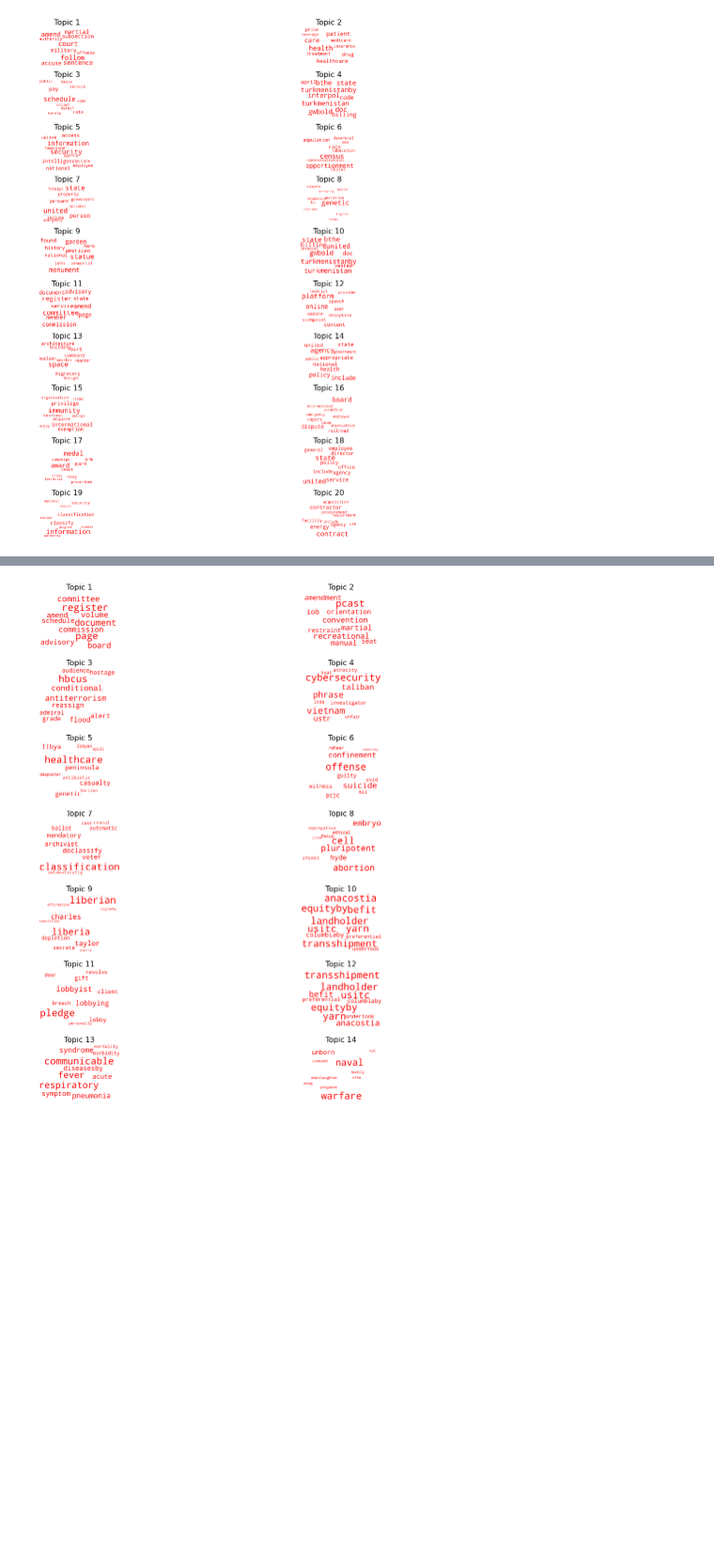
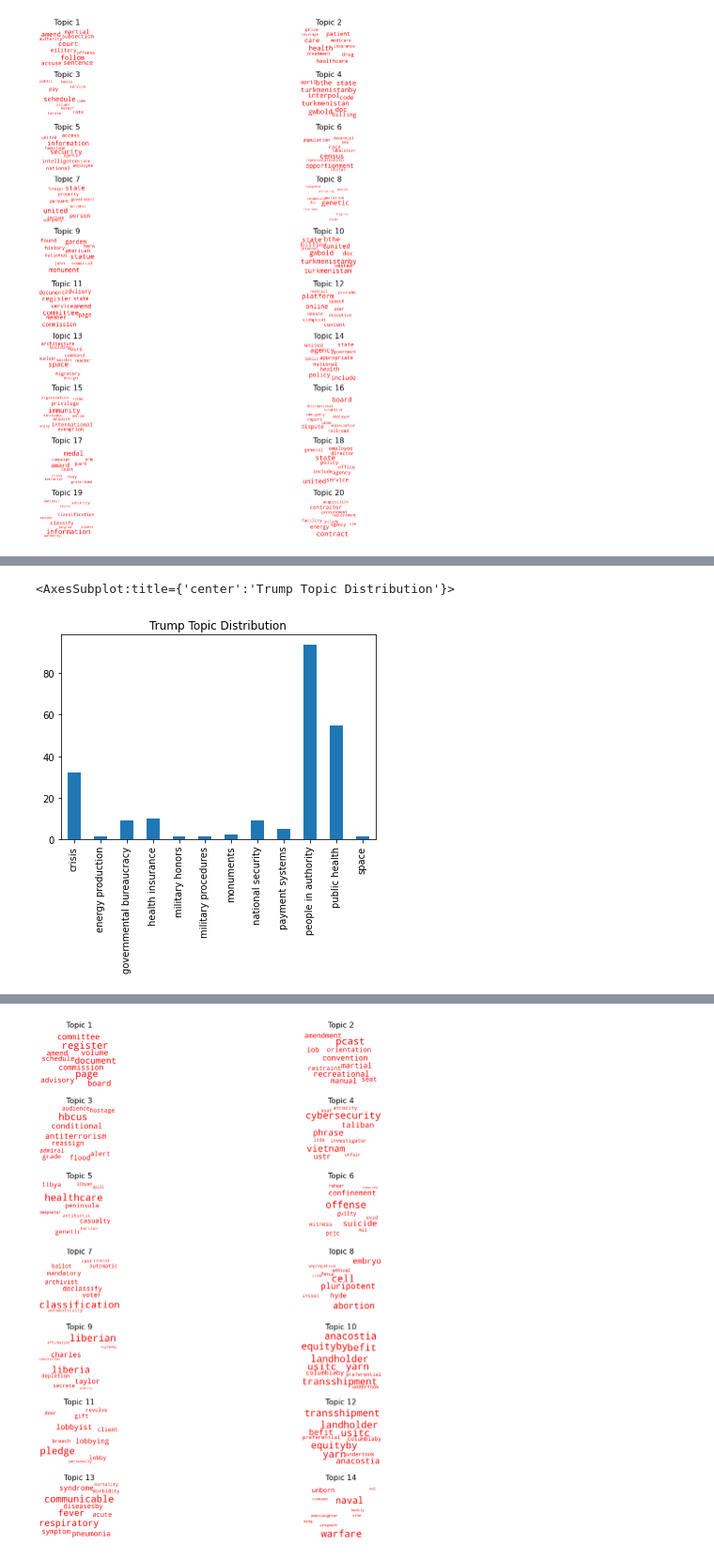
Before and after one commit to RobertoBarrosoLuque/Presidential-Rhetoric-NLP, a Jupyter notebook: exploratory_notebooks/final_proj_exploratory.ipynb, the cells around one changed output, grey strips where cells are left out. Shown at 94% size. Cells and saved outputs as stored; diff of their text form; code cells hidden in the pictures; blank space fills up the shorter version.

```diff
--- a/exploratory_notebooks/final_proj_exploratory.ipynb
+++ b/exploratory_notebooks/final_proj_exploratory.ipynb
@@ -558,0 +789,6 @@ generate_topic_wordcloud(lda_filtered_orders, ldamodel=best_model_filtered)
+# %%
+trump = df_dominant_topic[df_dominant_topic.president=="donald_trump"]
+trump.groupby('topic_name').count()['title'].plot(kind='bar', title='Trump Topic Distribution', xlabel='')
+# %% [output]
+<AxesSubplot:title={'center':'Trump Topic Distribution'}>
+[figure, added]
```
Also changed, not shown: parts of 28 cells of this notebook.
